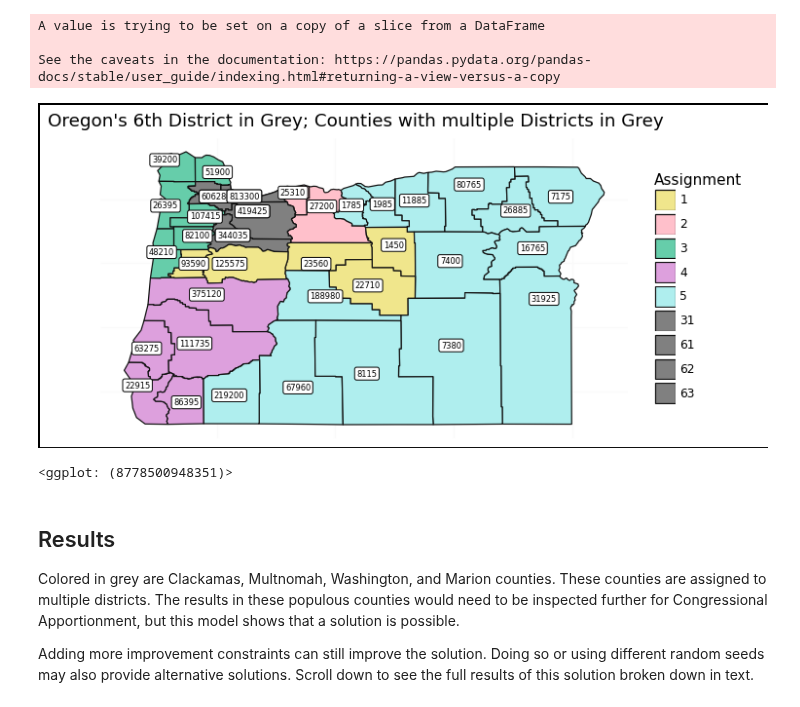
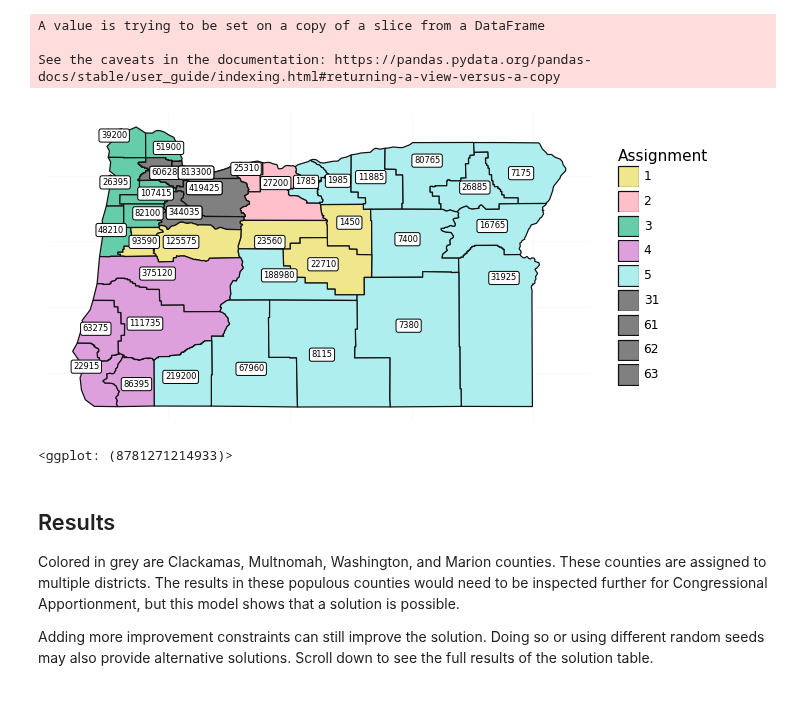
Before and after one commit to wpbSabi/python_optimization, a Jupyter notebook: oregon_districts/OregonDistrictsModel.ipynb, the cells around one changed output. Cells and saved outputs as stored; diff of their text form; code cells hidden in the pictures.

Commit message:
results map is now in a function, and results table is now dataframe format+

```diff
--- a/oregon_districts/OregonDistrictsModel.ipynb
+++ b/oregon_districts/OregonDistrictsModel.ipynb
@@ -636,10 +641,10 @@ plot_map_second_pass = (ggplot(map_second_pass_labels)
-# %%
-plot_map_second_pass
-# %% [output]
-[figure, removed]
-<ggplot: (8778500948351)>
+# %%
+oregon_map(map_second_pass_labels)
+# %% [output]
+[figure, added]
+<ggplot: (8781271214933)>
 # %% [markdown]
 ## Results
 Colored in grey are Clackamas, Multnomah, Washington, and Marion counties. These counties are assigned to multiple districts. The results in these populous counties would need to be inspected further for Congressional Apportionment, but this model shows that a solution is possible.
 
-Adding more improvement constraints can still improve the solution.  Doing so or using different random seeds may also provide alternative solutions.  Scroll down to see the full results of this solution broken down in text.
+Adding more improvement constraints can still improve the solution.  Doing so or using different random seeds may also provide alternative solutions.  Scroll down to see the full results of the solution table.
```
Also changed, not shown: parts of 22 cells of this notebook.
